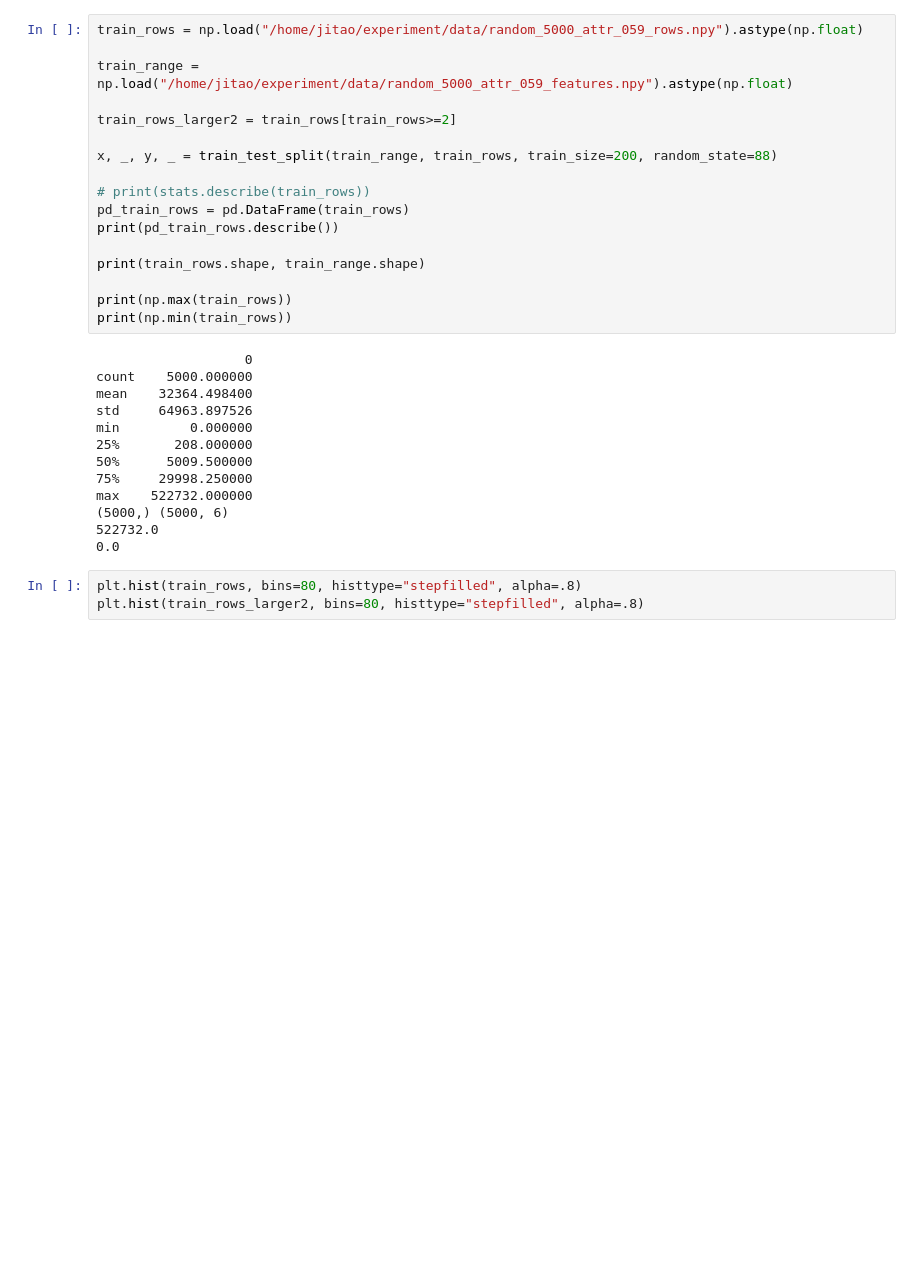
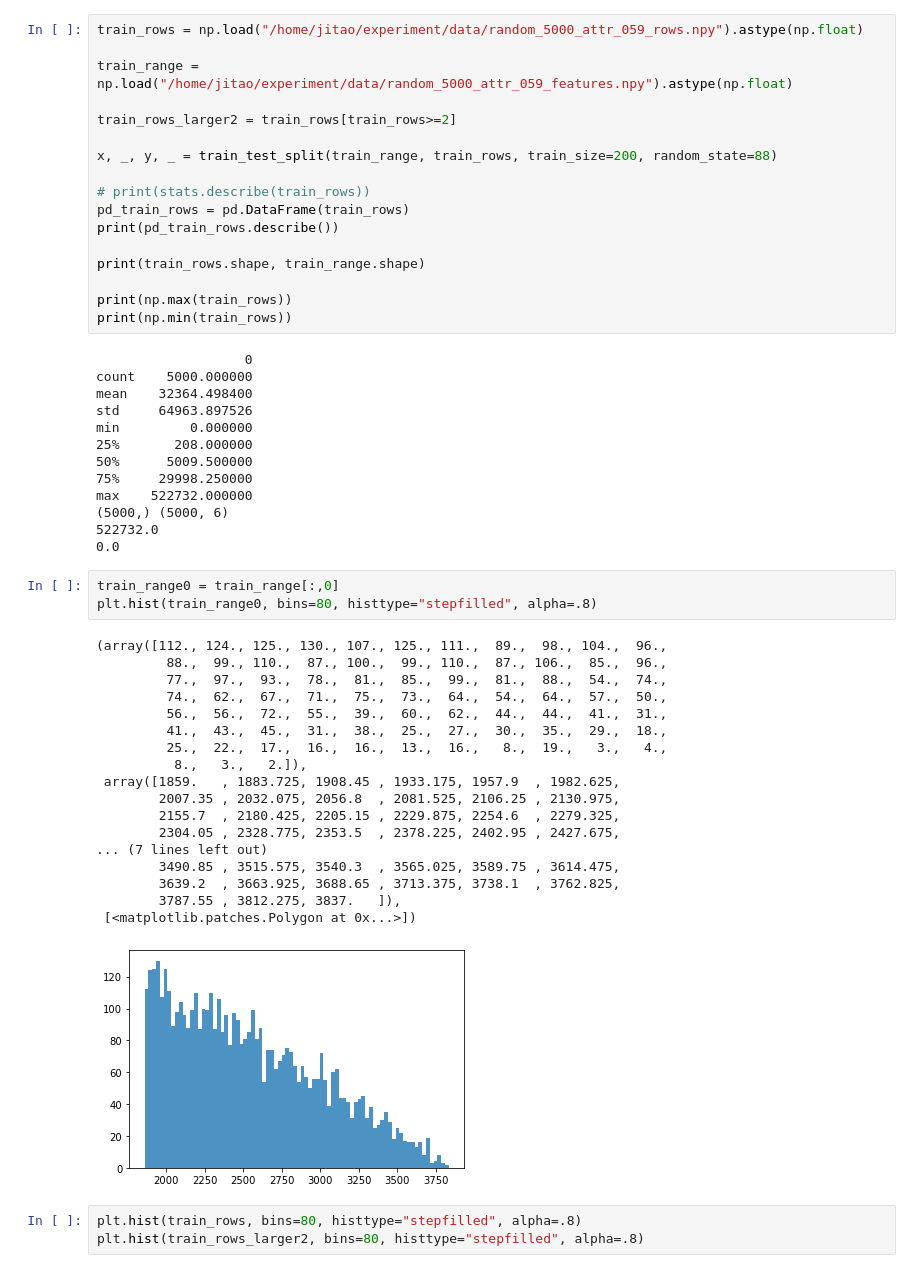
Before and after one commit to JiTao3/experiment, a Jupyter notebook: data_statistic/random_5000.ipynb, the cells around one changed output. Cells and saved outputs as stored; diff of their text form; blank space fills up the shorter version.

```diff
--- a/data_statistic/random_5000.ipynb
+++ b/data_statistic/random_5000.ipynb
@@ -38,6 +38,28 @@ max    522732.000000
 (5000,) (5000, 6)
 522732.0
 0.0
+# %%
+train_range0 = train_range[:,0]
+plt.hist(train_range0, bins=80, histtype="stepfilled", alpha=.8)
+# %% [output]
+(array([112., 124., 125., 130., 107., 125., 111.,  89.,  98., 104.,  96.,
+         88.,  99., 110.,  87., 100.,  99., 110.,  87., 106.,  85.,  96.,
+         77.,  97.,  93.,  78.,  81.,  85.,  99.,  81.,  88.,  54.,  74.,
+         74.,  62.,  67.,  71.,  75.,  73.,  64.,  54.,  64.,  57.,  50.,
+         56.,  56.,  72.,  55.,  39.,  60.,  62.,  44.,  44.,  41.,  31.,
+         41.,  43.,  45.,  31.,  38.,  25.,  27.,  30.,  35.,  29.,  18.,
+         25.,  22.,  17.,  16.,  16.,  13.,  16.,   8.,  19.,   3.,   4.,
+          8.,   3.,   2.]),
+ array([1859.   , 1883.725, 1908.45 , 1933.175, 1957.9  , 1982.625,
+        2007.35 , 2032.075, 2056.8  , 2081.525, 2106.25 , 2130.975,
+        2155.7  , 2180.425, 2205.15 , 2229.875, 2254.6  , 2279.325,
+        2304.05 , 2328.775, 2353.5  , 2378.225, 2402.95 , 2427.675,
+... (7 lines left out)
+        3490.85 , 3515.575, 3540.3  , 3565.025, 3589.75 , 3614.475,
+        3639.2  , 3663.925, 3688.65 , 3713.375, 3738.1  , 3762.825,
+        3787.55 , 3812.275, 3837.   ]),
+ [<matplotlib.patches.Polygon at 0x...>])
+[figure, added]
 # %%
 plt.hist(train_rows, bins=80, histtype="stepfilled", alpha=.8)
 plt.hist(train_rows_larger2, bins=80, histtype="stepfilled", alpha=.8)
```
Also changed, not shown: parts of 1 cell of this notebook, 3 other files.
